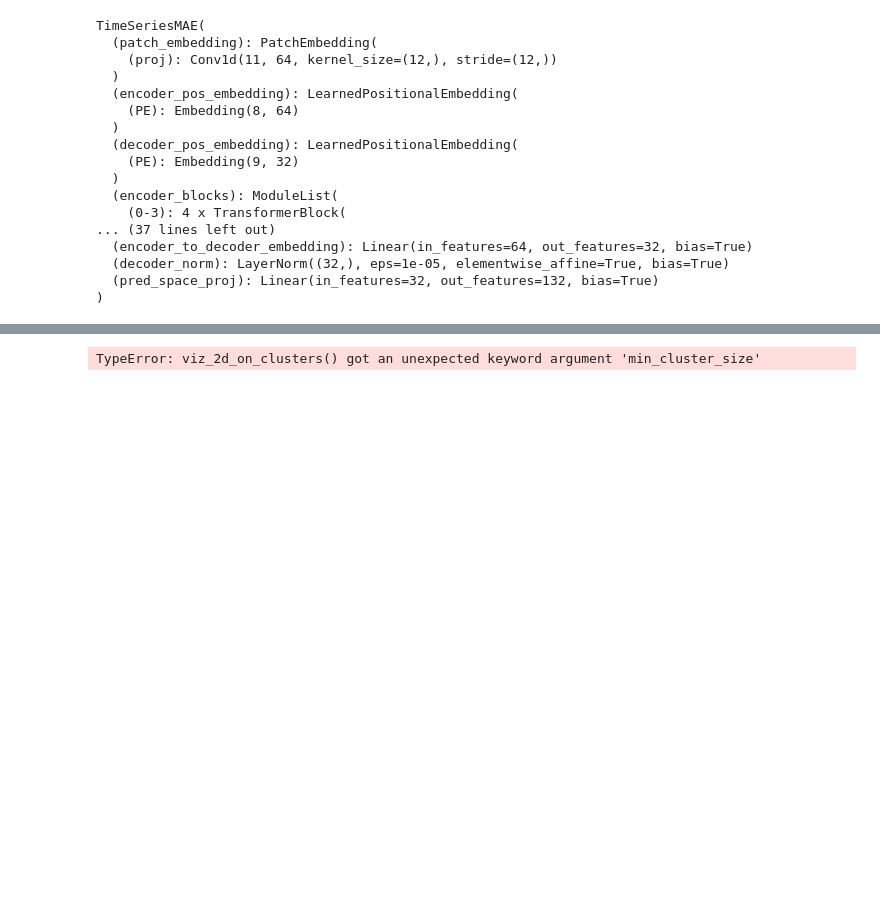
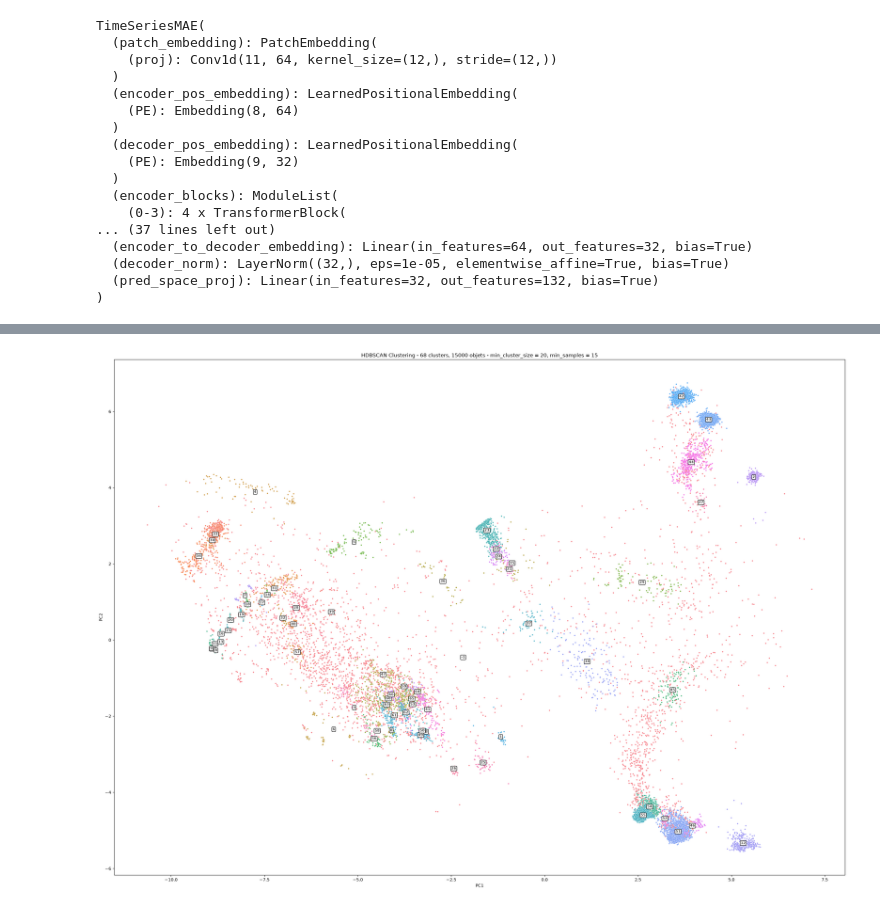
Before and after one commit to etiennechevrolat/ssa-analysis, a Jupyter notebook: src/viz/clustering_leo.ipynb, the cells around one changed output, grey strips where cells are left out. Cells and saved outputs as stored; diff of their text form; code cells hidden in the pictures; blank space fills up the shorter version.

```diff
--- a/src/viz/clustering_leo.ipynb
+++ b/src/viz/clustering_leo.ipynb
@@ -219,17 +235,29 @@ create_cluster_csv(norad_val_clean, labels_val_clean, 'val_norads')
 ## on va tester différentes configuration de paramètres HDBSCAN
 
 def hdbscan_params_cluster_test(X):
-    for cluster_size in range(2,21,5) :
-        for samples in range(2,21, 5) :
-            clusterer = hdbscan.HDBSCAN(min_cluster_size=cluster_size, min_samples=samples)
+    score = 0
+    best_minclustersize = 0
+    best_minsamples = 0
+    for cluster_size in range(2,21,3) :
+        for samples in range(2,21, 3) :
+            clusterer = hdbscan.HDBSCAN(min_cluster_size=cluster_size, min_samples=samples, gen_min_span_tree=True)
             labels = clusterer.fit_predict(X)
-            mask = labels !=-1
+            dbcv = clusterer.relative_validity_
+            if dbcv > score :
+                score = dbcv
+                best_minclustersize = cluster_size
+                best_minsamples = samples
 
-            X_clean = X[mask]
-            labels_clean = labels[mask]
-
-            viz_2d_on_clusters(X_clean, labels_clean, min_cluster_size=cluster_size, min_samples=samples)
-
-hdbscan_params_cluster_test(X_scaled)
+    clusterer = hdbscan.HDBSCAN(min_cluster_size=best_minclustersize, min_samples=best_minsamples)
+    labels = clusterer.fit_predict(X)
+    mask = labels !=-1
+    X_clean = X[mask]
+    labels_clean = labels[mask]
+    viz_2d_on_clusters(X_clean, labels_clean, min_cluster_size=cluster_size, min_samples=samples)
-# %% [output]
-TypeError: viz_2d_on_clusters() got an unexpected keyword argument 'min_cluster_size'
+# %%
+
+labels = hdbscan.HDBSCAN(min_cluster_size=20, min_samples=15).fit_predict(X_scaled)
+
+viz_2d_on_clusters(X_scaled, labels, min_cluster_size=20, min_samples=15)
+# %% [output]
+[figure, added]
```
Also changed, not shown: parts of 10 cells of this notebook, 3 other files.
